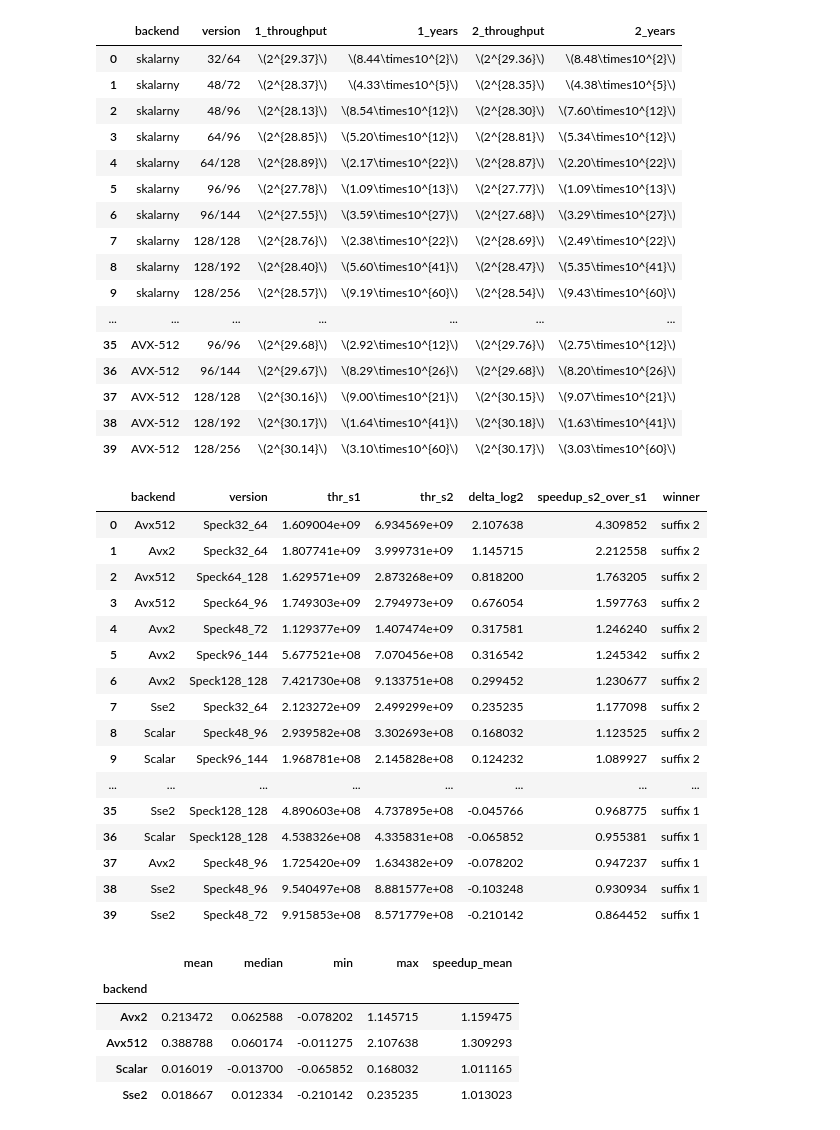
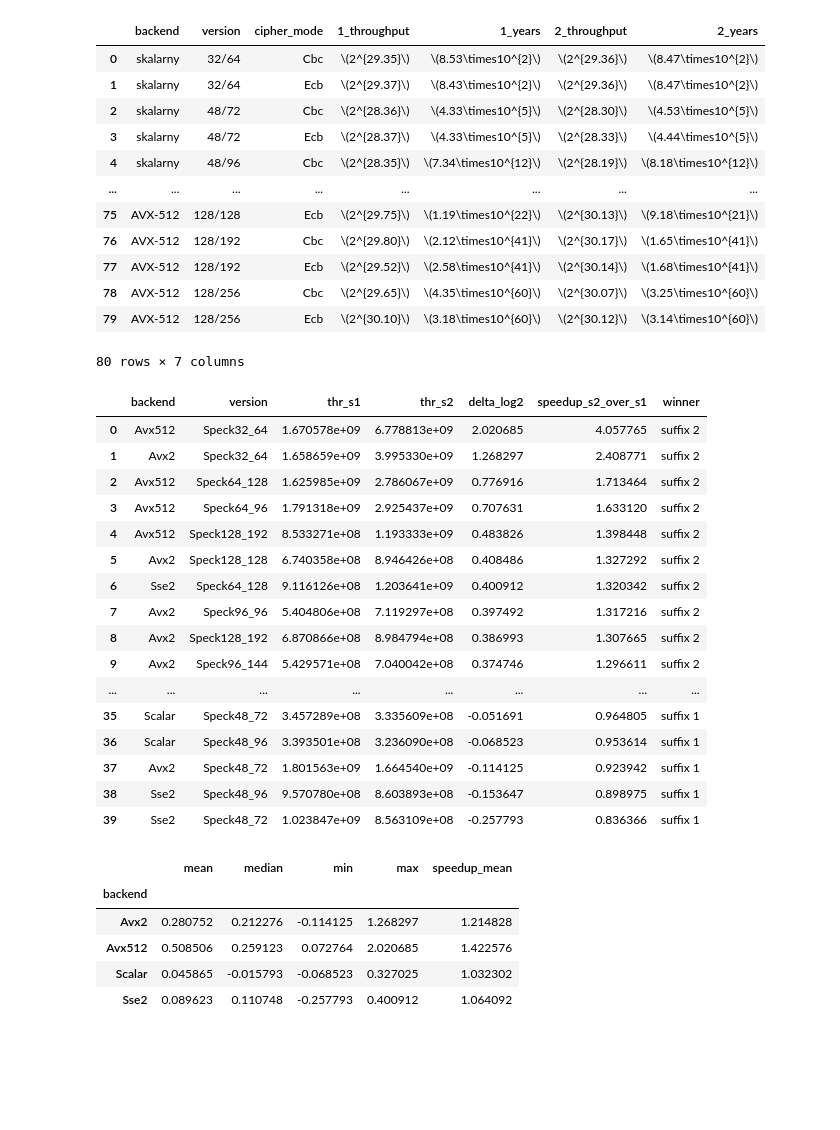
Before and after one commit to jan-chojnacki/SpeckProbe, a Jupyter notebook: analysis/notebooks/system.ipynb, the cells around one changed output. Drawn from its saved outputs; the diff is of its cells as text; code cells hidden in the pictures; blank space fills up the shorter version.

```diff
--- a/analysis/notebooks/system.ipynb
+++ b/analysis/notebooks/system.ipynb
@@ -107,7 +107,7 @@ from scipy import stats
 
 system_x86 = pd.read_csv('../data/system_x86.csv')
 
-GROUP_COLS = ['backend', 'function', 'version', 'suffix']
+GROUP_COLS = ['backend', 'function', 'version', 'suffix', 'cipher_mode']
 
 def key_bits_from_version(v):
     return int(str(v).split('_')[1])
@@ -174,7 +174,7 @@ predictions
 import os
 import numpy as np
 
-INDEX_COLS = ["backend", "version"]
+INDEX_COLS = ["backend", "version", "cipher_mode"]
 SUFFIXES   = sorted(predictions["suffix"].unique())
 
 def fmt_pow2(x):
@@ -191,50 +191,46 @@ def fmt_sci(x):
 wide = predictions.set_index(INDEX_COLS + ["suffix"])
 
 cols = {}
 for suf in SUFFIXES:
     sub = wide.xs(suf, level="suffix")
     cols[f"{suf}_throughput"] = sub["throughput_keys_per_s"].map(fmt_pow2)
     cols[f"{suf}_years"]      = sub["pred_total_years"].map(fmt_sci)
 
 latex_df = pd.DataFrame(cols).reset_index()
 
 # --- klucze sortujące z SUROWYCH wartości (przed tłumaczeniem) ---
 latex_df["_bk"] = pd.Categorical(
     latex_df["backend"].astype(str).str.lower(),
     categories=backend_order, ordered=True)
 latex_df["_ver"] = pd.Categorical(
     latex_df["version"].astype(str).str.replace("Speck", "", regex=False),
     categories=version_order, ordered=True)
 
 latex_df = latex_df.sort_values(["_bk", "_ver"]).drop(columns=["_bk", "_ver"])
 
 # --- dopiero teraz tłumaczenia na tekst ---
 latex_df["backend"] = latex_df["backend"].astype(str).str.lower().map(backendy_pl).fillna(latex_df["backend"])
 latex_df["version"] = latex_df["version"].map(wersje_pl).fillna(latex_df["version"])
 
 latex_df = latex_df.reset_index(drop=True)
 
 os.makedirs("../csv", exist_ok=True)
 latex_df.to_csv("../csv/prediction_results.csv", index=False)
 latex_df
 # %% [output]
-|  | backend | version | 1_throughput | 1_years | 2_throughput | 2_years |
-| 0 | skalarny | 32/64 | \(2^{29.37}\) | \(8.44\times10^{2}\) | \(2^{29.36}\) | \(8.48\times10^{2}\) |
-| 1 | skalarny | 48/72 | \(2^{28.37}\) | \(4.33\times10^{5}\) | \(2^{28.35}\) | \(4.38\times10^{5}\) |
-| 2 | skalarny | 48/96 | \(2^{28.13}\) | \(8.54\times10^{12}\) | \(2^{28.30}\) | \(7.60\times10^{12}\) |
-| 3 | skalarny | 64/96 | \(2^{28.85}\) | \(5.20\times10^{12}\) | \(2^{28.81}\) | \(5.34\times10^{12}\) |
-| 4 | skalarny | 64/128 | \(2^{28.89}\) | \(2.17\times10^{22}\) | \(2^{28.87}\) | \(2.20\times10^{22}\) |
-| 5 | skalarny | 96/96 | \(2^{27.78}\) | \(1.09\times10^{13}\) | \(2^{27.77}\) | \(1.09\times10^{13}\) |
-| 6 | skalarny | 96/144 | \(2^{27.55}\) | \(3.59\times10^{27}\) | \(2^{27.68}\) | \(3.29\times10^{27}\) |
-| 7 | skalarny | 128/128 | \(2^{28.76}\) | \(2.38\times10^{22}\) | \(2^{28.69}\) | \(2.49\times10^{22}\) |
-| 8 | skalarny | 128/192 | \(2^{28.40}\) | \(5.60\times10^{41}\) | \(2^{28.47}\) | \(5.35\times10^{41}\) |
-| 9 | skalarny | 128/256 | \(2^{28.57}\) | \(9.19\times10^{60}\) | \(2^{28.54}\) | \(9.43\times10^{60}\) |
-| ... | ... | ... | ... | ... | ... | ... |
-| 35 | AVX-512 | 96/96 | \(2^{29.68}\) | \(2.92\times10^{12}\) | \(2^{29.76}\) | \(2.75\times10^{12}\) |
-| 36 | AVX-512 | 96/144 | \(2^{29.67}\) | \(8.29\times10^{26}\) | \(2^{29.68}\) | \(8.20\times10^{26}\) |
-| 37 | AVX-512 | 128/128 | \(2^{30.16}\) | \(9.00\times10^{21}\) | \(2^{30.15}\) | \(9.07\times10^{21}\) |
-| 38 | AVX-512 | 128/192 | \(2^{30.17}\) | \(1.64\times10^{41}\) | \(2^{30.18}\) | \(1.63\times10^{41}\) |
-| 39 | AVX-512 | 128/256 | \(2^{30.14}\) | \(3.10\times10^{60}\) | \(2^{30.17}\) | \(3.03\times10^{60}\) |
+|  | backend | version | cipher_mode | 1_throughput | 1_years | 2_throughput | 2_years |
+| 0 | skalarny | 32/64 | Cbc | \(2^{29.35}\) | \(8.53\times10^{2}\) | \(2^{29.36}\) | \(8.47\times10^{2}\) |
+| 1 | skalarny | 32/64 | Ecb | \(2^{29.37}\) | \(8.43\times10^{2}\) | \(2^{29.36}\) | \(8.47\times10^{2}\) |
+| 2 | skalarny | 48/72 | Cbc | \(2^{28.36}\) | \(4.33\times10^{5}\) | \(2^{28.30}\) | \(4.53\times10^{5}\) |
+| 3 | skalarny | 48/72 | Ecb | \(2^{28.37}\) | \(4.33\times10^{5}\) | \(2^{28.33}\) | \(4.44\times10^{5}\) |
+| 4 | skalarny | 48/96 | Cbc | \(2^{28.35}\) | \(7.34\times10^{12}\) | \(2^{28.19}\) | \(8.18\times10^{12}\) |
+| ... | ... | ... | ... | ... | ... | ... | ... |
+| 75 | AVX-512 | 128/128 | Ecb | \(2^{29.75}\) | \(1.19\times10^{22}\) | \(2^{30.13}\) | \(9.18\times10^{21}\) |
+| 76 | AVX-512 | 128/192 | Cbc | \(2^{29.80}\) | \(2.12\times10^{41}\) | \(2^{30.17}\) | \(1.65\times10^{41}\) |
+| 77 | AVX-512 | 128/192 | Ecb | \(2^{29.52}\) | \(2.58\times10^{41}\) | \(2^{30.14}\) | \(1.68\times10^{41}\) |
+| 78 | AVX-512 | 128/256 | Cbc | \(2^{29.65}\) | \(4.35\times10^{60}\) | \(2^{30.07}\) | \(3.25\times10^{60}\) |
+| 79 | AVX-512 | 128/256 | Ecb | \(2^{30.10}\) | \(3.18\times10^{60}\) | \(2^{30.12}\) | \(3.14\times10^{60}\) |
+80 rows × 7 columns
 # %%
 import numpy as np
 
@@ -258,22 +254,22 @@ suffix_analysis = cmp.sort_values("delta_log2", ascending=False).reset_index(dro
 suffix_analysis
 # %% [output]
 |  | backend | version | thr_s1 | thr_s2 | delta_log2 | speedup_s2_over_s1 | winner |
-| 0 | Avx512 | Speck32_64 | 1.609004e+09 | 6.934569e+09 | 2.107638 | 4.309852 | suffix 2 |
-| 1 | Avx2 | Speck32_64 | 1.807741e+09 | 3.999731e+09 | 1.145715 | 2.212558 | suffix 2 |
-| 2 | Avx512 | Speck64_128 | 1.629571e+09 | 2.873268e+09 | 0.818200 | 1.763205 | suffix 2 |
-| 3 | Avx512 | Speck64_96 | 1.749303e+09 | 2.794973e+09 | 0.676054 | 1.597763 | suffix 2 |
-| 4 | Avx2 | Speck48_72 | 1.129377e+09 | 1.407474e+09 | 0.317581 | 1.246240 | suffix 2 |
-| 5 | Avx2 | Speck96_144 | 5.677521e+08 | 7.070456e+08 | 0.316542 | 1.245342 | suffix 2 |
-| 6 | Avx2 | Speck128_128 | 7.421730e+08 | 9.133751e+08 | 0.299452 | 1.230677 | suffix 2 |
-| 7 | Sse2 | Speck32_64 | 2.123272e+09 | 2.499299e+09 | 0.235235 | 1.177098 | suffix 2 |
-| 8 | Scalar | Speck48_96 | 2.939582e+08 | 3.302693e+08 | 0.168032 | 1.123525 | suffix 2 |
-| 9 | Scalar | Speck96_144 | 1.968781e+08 | 2.145828e+08 | 0.124232 | 1.089927 | suffix 2 |
+| 0 | Avx512 | Speck32_64 | 1.670578e+09 | 6.778813e+09 | 2.020685 | 4.057765 | suffix 2 |
+| 1 | Avx2 | Speck32_64 | 1.658659e+09 | 3.995330e+09 | 1.268297 | 2.408771 | suffix 2 |
+| 2 | Avx512 | Speck64_128 | 1.625985e+09 | 2.786067e+09 | 0.776916 | 1.713464 | suffix 2 |
+| 3 | Avx512 | Speck64_96 | 1.791318e+09 | 2.925437e+09 | 0.707631 | 1.633120 | suffix 2 |
+| 4 | Avx512 | Speck128_192 | 8.533271e+08 | 1.193333e+09 | 0.483826 | 1.398448 | suffix 2 |
+| 5 | Avx2 | Speck128_128 | 6.740358e+08 | 8.946426e+08 | 0.408486 | 1.327292 | suffix 2 |
+| 6 | Sse2 | Speck64_128 | 9.116126e+08 | 1.203641e+09 | 0.400912 | 1.320342 | suffix 2 |
+| 7 | Avx2 | Speck96_96 | 5.404806e+08 | 7.119297e+08 | 0.397492 | 1.317216 | suffix 2 |
+| 8 | Avx2 | Speck128_192 | 6.870866e+08 | 8.984794e+08 | 0.386993 | 1.307665 | suffix 2 |
+| 9 | Avx2 | Speck96_144 | 5.429571e+08 | 7.040042e+08 | 0.374746 | 1.296611 | suffix 2 |
 | ... | ... | ... | ... | ... | ... | ... | ... |
-| 35 | Sse2 | Speck128_128 | 4.890603e+08 | 4.737895e+08 | -0.045766 | 0.968775 | suffix 1 |
-| 36 | Scalar | Speck128_128 | 4.538326e+08 | 4.335831e+08 | -0.065852 | 0.955381 | suffix 1 |
-| 37 | Avx2 | Speck48_96 | 1.725420e+09 | 1.634382e+09 | -0.078202 | 0.947237 | suffix 1 |
-| 38 | Sse2 | Speck48_96 | 9.540497e+08 | 8.881577e+08 | -0.103248 | 0.930934 | suffix 1 |
-| 39 | Sse2 | Speck48_72 | 9.915853e+08 | 8.571779e+08 | -0.210142 | 0.864452 | suffix 1 |
+| 35 | Scalar | Speck48_72 | 3.457289e+08 | 3.335609e+08 | -0.051691 | 0.964805 | suffix 1 |
+| 36 | Scalar | Speck48_96 | 3.393501e+08 | 3.236090e+08 | -0.068523 | 0.953614 | suffix 1 |
+| 37 | Avx2 | Speck48_72 | 1.801563e+09 | 1.664540e+09 | -0.114125 | 0.923942 | suffix 1 |
+| 38 | Sse2 | Speck48_96 | 9.570780e+08 | 8.603893e+08 | -0.153647 | 0.898975 | suffix 1 |
+| 39 | Sse2 | Speck48_72 | 1.023847e+09 | 8.563109e+08 | -0.257793 | 0.836366 | suffix 1 |
 # %%
 wins = suffix_analysis["winner"].value_counts()
 
@@ -304,7 +300,7 @@ per_backend
 # %% [output]
 |  | mean | median | min | max | speedup_mean |
 | backend |  |  |  |  |  |
-| Avx2 | 0.213472 | 0.062588 | -0.078202 | 1.145715 | 1.159475 |
-| Avx512 | 0.388788 | 0.060174 | -0.011275 | 2.107638 | 1.309293 |
-| Scalar | 0.016019 | -0.013700 | -0.065852 | 0.168032 | 1.011165 |
-| Sse2 | 0.018667 | 0.012334 | -0.210142 | 0.235235 | 1.013023 |
+| Avx2 | 0.280752 | 0.212276 | -0.114125 | 1.268297 | 1.214828 |
+| Avx512 | 0.508506 | 0.259123 | 0.072764 | 2.020685 | 1.422576 |
+| Scalar | 0.045865 | -0.015793 | -0.068523 | 0.327025 | 1.032302 |
+| Sse2 | 0.089623 | 0.110748 | -0.257793 | 0.400912 | 1.064092 |
```
Also changed, not shown: parts of 3 cells of this notebook, 3 other files.
